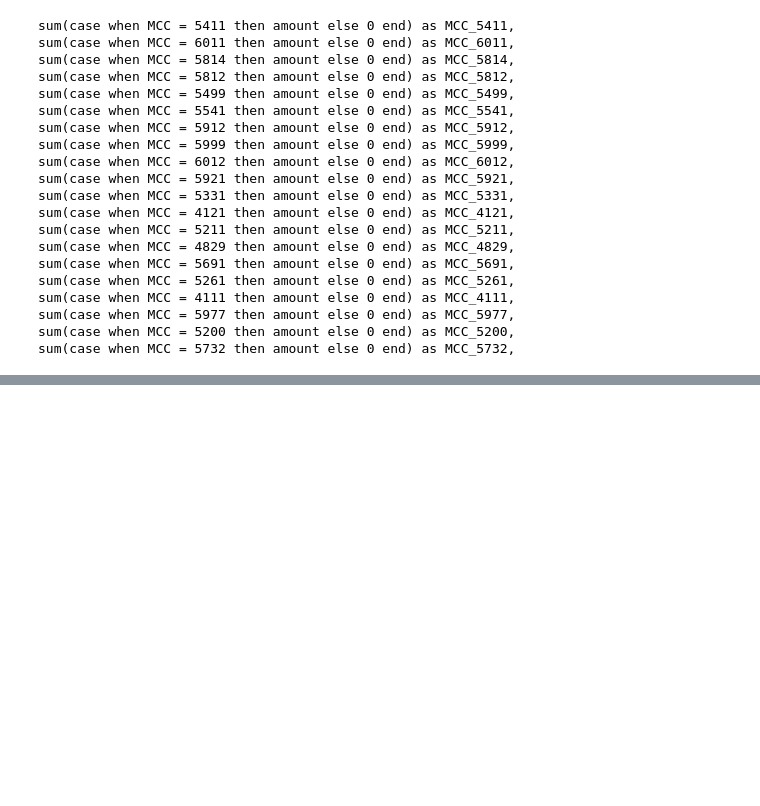
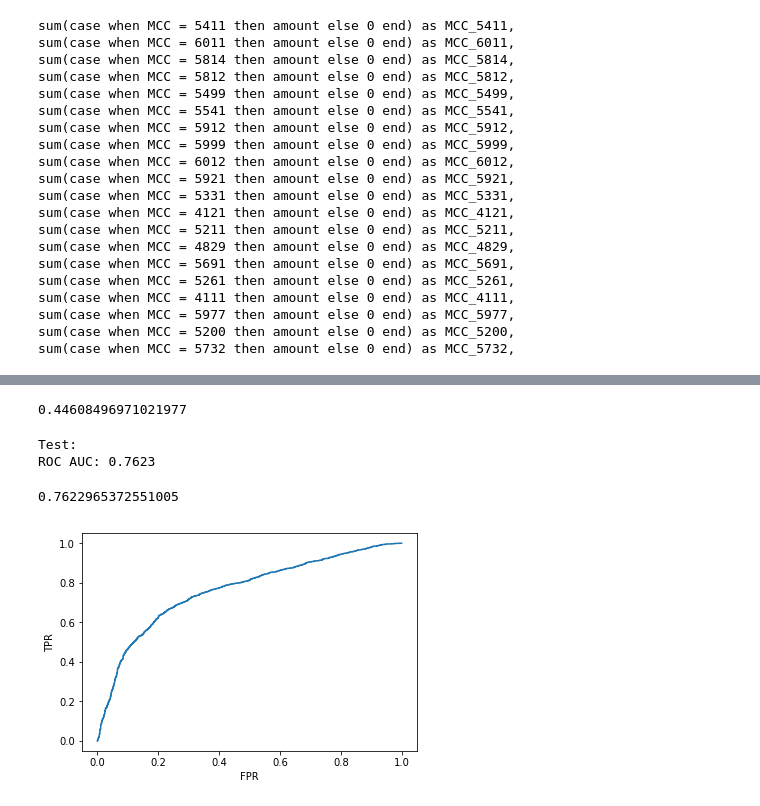
Before and after one commit to AbrMaria/-Feature_engineering---Practice, a Jupyter notebook: Practice_1_2.ipynb, the cells around one changed output, grey strips where cells are left out. Drawn from its saved outputs; the diff is of its cells as text; code cells hidden in the pictures; blank space fills up the shorter version.

```diff
--- a/Practice_1_2.ipynb
+++ b/Practice_1_2.ipynb
@@ -225,0 +297,9 @@ datamart_check = pd.io.sql.read_sql("""
+# %%
+#datamart_check
+x = datamart_check.drop("target_flag", axis=1)
+y = datamart_check["target_flag"].copy()
+# %%
+#Нормировка значений - нужна, т.к. большой разброс по суммам по различным МСС
+from sklearn.preprocessing import StandardScaler
+scaler = StandardScaler()
+scaler.fit(x)
@@ -275,0 +407,14 @@ sum(case when MCC = 5732 then amount else 0 end) as MCC_5732,
+# %%
+#datamart_check
+
+lin_reg = LinearRegression().fit(x, y)
+y_predictions = lin_reg.predict(x)
+
+from sklearn.metrics import mean_squared_error #среднеквадратичная ошибка
+
+lin_mse = mean_squared_error(y, y_predictions)
+lin_rmse = np.sqrt(lin_mse)
+# Training error
+lin_rmse
+# %% [output]
+0.44608496971021977
@@ -276,2 +423,21 @@ sum(case when MCC = 5732 then amount else 0 end) as MCC_5732,
+# %%
+def show_auc(y, y_predictions, plot_label='', prin=True):
+    fpr, tpr, _ = roc_curve(y, y_predictions)
+    auc_val = auc(fpr, tpr)
+    if prin:
+        print('ROC AUC: {0:.4f}'.format(auc_val))
+    if plot_label:
+        plt.plot(fpr, tpr, label=plot_label)
+        plt.xlabel('FPR')
+        plt.ylabel('TPR')
+    return auc_val
+# %%
+print('Test:')
+show_auc(y, y_predictions, 'test')
+# %% [output]
+Test:
+ROC AUC: 0.7623
+0.7622965372551005
+[figure, added]
 # %%
 #генерация различных признаков по неструктурированным данным
```
Also changed, not shown: parts of 45 cells of this notebook, 2 other files.
